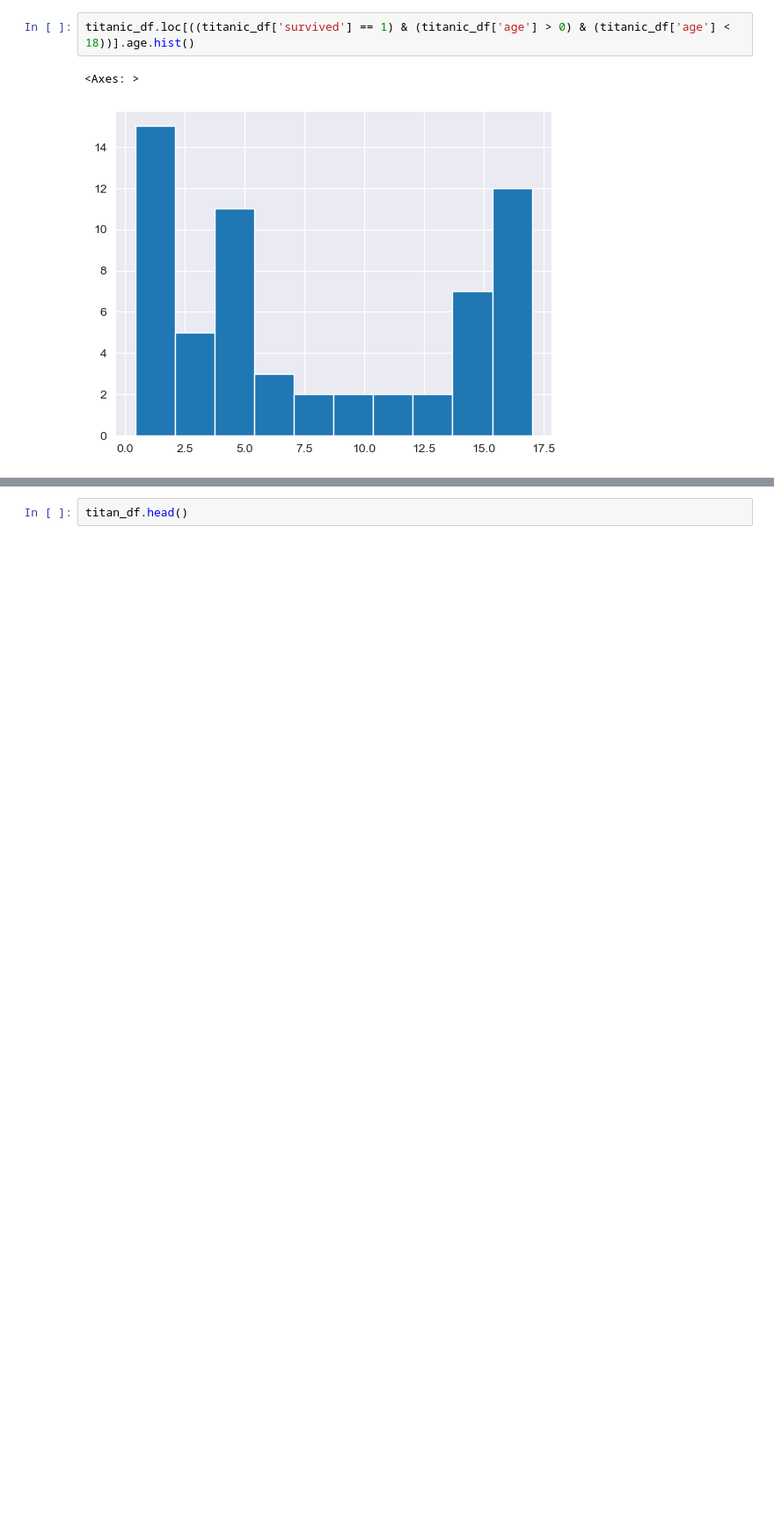
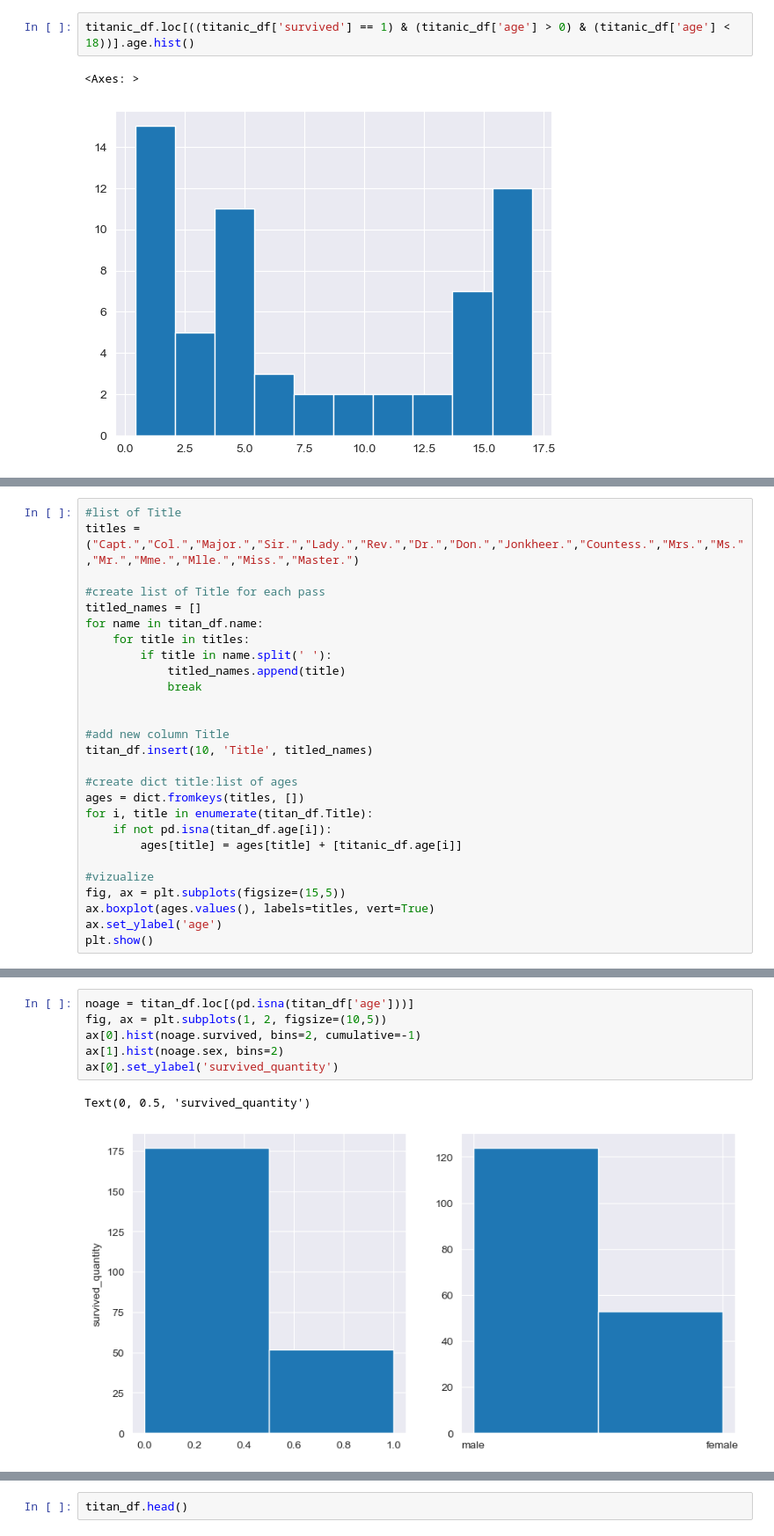
Before and after one commit to 88alexinho/titanic_full_cycle_project, a Jupyter notebook: full_cycle_project.ipynb, the cells around one changed output, grey strips where cells are left out. Shown at 88% size. Drawn from its saved outputs; the diff is of its cells as text; blank space fills up the shorter version.

```diff
--- a/full_cycle_project.ipynb
+++ b/full_cycle_project.ipynb
@@ -224,0 +235,27 @@ titan_df.columns = map(str.lower, titan_df.columns)
+# %%
+#list of Title
+titles = ("Capt.","Col.","Major.","Sir.","Lady.","Rev.","Dr.","Don.","Jonkheer.","Countess.","Mrs.","Ms.","Mr.","Mme.","Mlle.","Miss.","Master.")
+
+#create list of Title for each pass
+titled_names = []
+for name in titan_df.name:
+    for title in titles:
+        if title in name.split(' '):
+            titled_names.append(title)
+            break
+
+
+#add new column Title
+titan_df.insert(10, 'Title', titled_names)
+
+#create dict title:list of ages
+ages = dict.fromkeys(titles, [])
+for i, title in enumerate(titan_df.Title):
+    if not pd.isna(titan_df.age[i]):
+        ages[title] = ages[title] + [titanic_df.age[i]]
+
+#vizualize
+fig, ax = plt.subplots(figsize=(15,5))
+ax.boxplot(ages.values(), labels=titles, vert=True)
+ax.set_ylabel('age')
+plt.show()
@@ -224,0 +264,9 @@ titan_df.columns = map(str.lower, titan_df.columns)
+# %%
+noage = titan_df.loc[(pd.isna(titan_df['age']))]
+fig, ax = plt.subplots(1, 2, figsize=(10,5))
+ax[0].hist(noage.survived, bins=2, cumulative=-1)
+ax[1].hist(noage.sex, bins=2)
+ax[0].set_ylabel('survived_quantity')
+# %% [output]
+Text(0, 0.5, 'survived_quantity')
+[figure, added]
```
Also changed, not shown: parts of 21 cells of this notebook.
